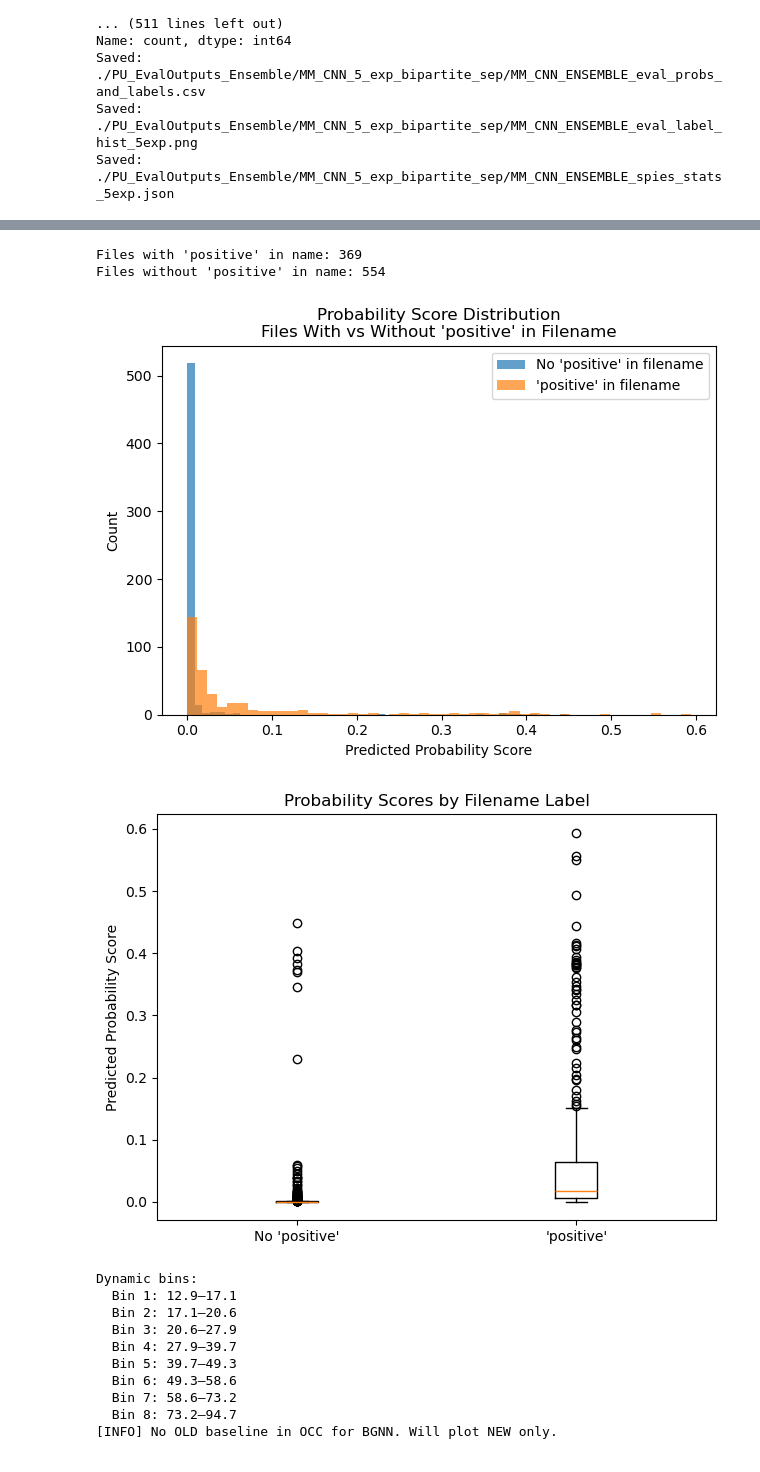
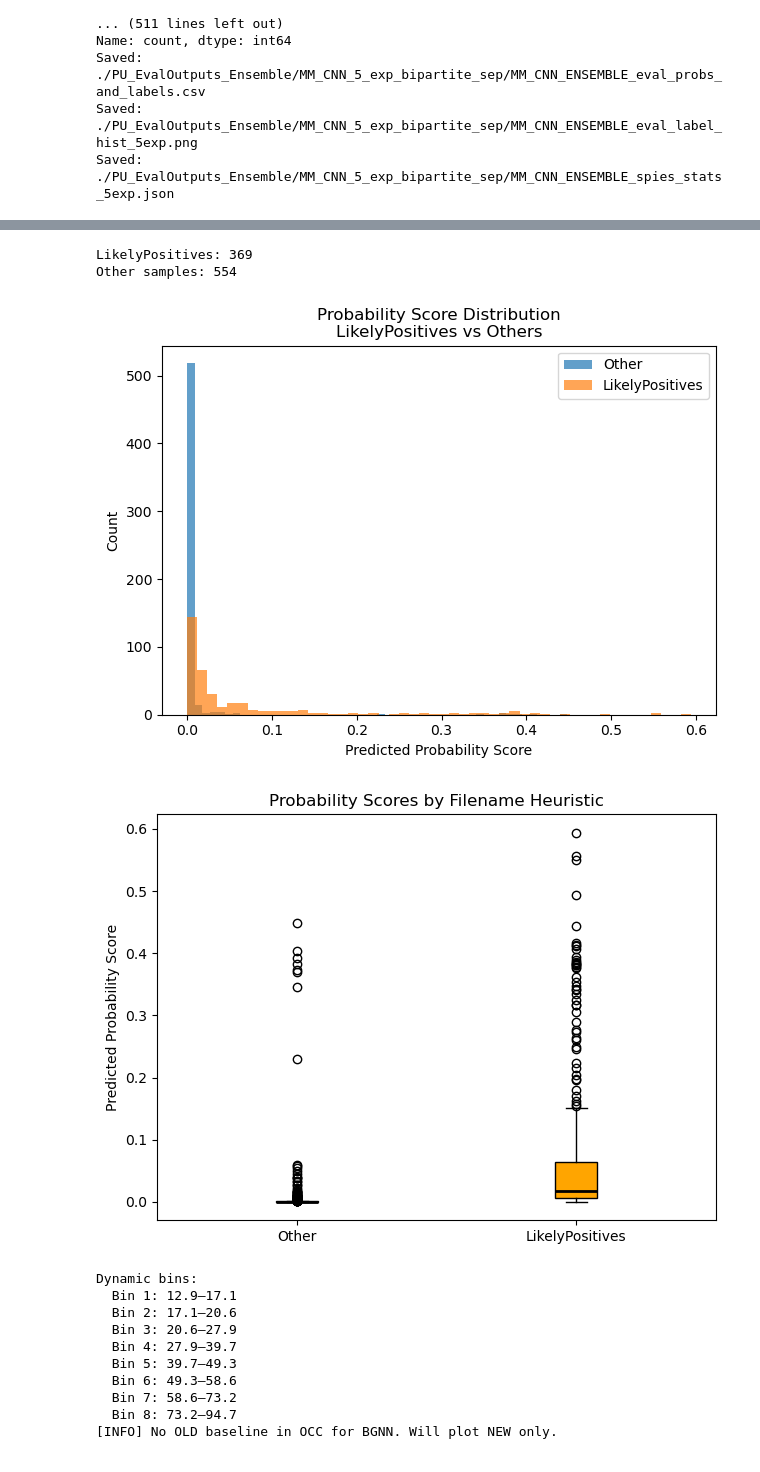
Before and after one commit to LynaLuo-Lab/CholBindNet, a Jupyter notebook: CLR_Ligand_Evaluation/Evaluation.ipynb, the cells around one changed output, grey strips where cells are left out. Drawn from its saved outputs; the diff is of its cells as text; code cells hidden in the pictures.

```diff
--- a/CLR_Ligand_Evaluation/Evaluation.ipynb
+++ b/CLR_Ligand_Evaluation/Evaluation.ipynb
@@ -1004,54 +1005,74 @@ import matplotlib.pyplot as plt
 # -------------------------
 # Load CSV
 # -------------------------
-csv_path = "PU_EvalOutputs_Ensemble/BGNN_testcomunl_per_exp_spylabels/BGNN_testpos_exp1_with_spylabels.csv"  # <-- update this
+csv_path = (
+    "PU_EvalOutputs_Ensemble/BGNN_testcomunl_per_exp_spylabels/BGNN_testpos_exp1_with_spylabels.csv"
+)
 df = pd.read_csv(csv_path)
 
 # -------------------------
 # Split by filename
 # -------------------------
 df["has_positive"] = df["file"].str.contains("positive", case=False, na=False)
 
-pos_df = df[df["has_positive"]]
-nonpos_df = df[~df["has_positive"]]
+pos_df = df[df["has_positive"]]      # Likely positives
+nonpos_df = df[~df["has_positive"]]  # Everything else
 
-print(f"Files with 'positive' in name: {len(pos_df)}")
-print(f"Files without 'positive' in name: {len(nonpos_df)}")
+print(f"LikelyPositives: {len(pos_df)}")
+print(f"Other samples: {len(nonpos_df)}")
 
-# -------------------------
-# Plot probability distributions
-# -------------------------
+# =========================
+# Histogram
+# =========================
 plt.figure()
 
-plt.hist(nonpos_df["prob"], bins=50, alpha=0.7,
-         label="No 'positive' in filename")
-plt.hist(pos_df["prob"], bins=50, alpha=0.7,
-         label="'positive' in filename")
+plt.hist(
+    nonpos_df["prob"],
+    bins=50,
+    alpha=0.7,
+    label="Other"
+)
+
+plt.hist(
+    pos_df["prob"],
+    bins=50,
+    alpha=0.7,
+    label="LikelyPositives"
+)
 
 plt.xlabel("Predicted Probability Score")
 plt.ylabel("Count")
-plt.title("Probability Score Distribution\nFiles With vs Without 'positive' in Filename")
+plt.title("Probability Score Distribution\nLikelyPositives vs Others")
 plt.legend()
 plt.tight_layout()
 plt.show()
 
+# =========================
+# Boxplot (colored)
+# =========================
 plt.figure()
 
-plt.boxplot(
+box = plt.boxplot(
     [nonpos_df["prob"], pos_df["prob"]],
-    labels=["No 'positive'", "'positive'"],
-    showfliers=True
+    labels=["Other", "LikelyPositives"],
+    patch_artist=True,
+    showfliers=True,
+    medianprops=dict(color="black", linewidth=2)
 )
 
+# Explicit colors
+box["boxes"][0].set_facecolor("lightgray")
+box["boxes"][1].set_facecolor("orange")
+
 plt.ylabel("Predicted Probability Score")
-plt.title("Probability Scores by Filename Label")
+plt.title("Probability Scores by Filename Heuristic")
 plt.tight_layout()
 plt.show()
 # %% [output]
-Files with 'positive' in name: 369
-Files without 'positive' in name: 554
+LikelyPositives: 369
+Other samples: 554
-[figure, old version]
+[figure, new version]
-[figure, old version]
+[figure, new version]
 # %%
 import re
 from pathlib import Path
```
Also changed, not shown: parts of 1 cell of this notebook.
